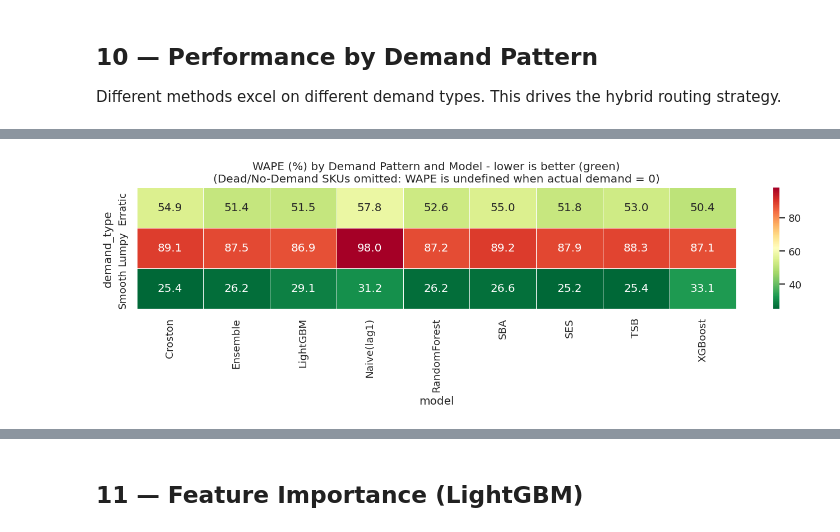
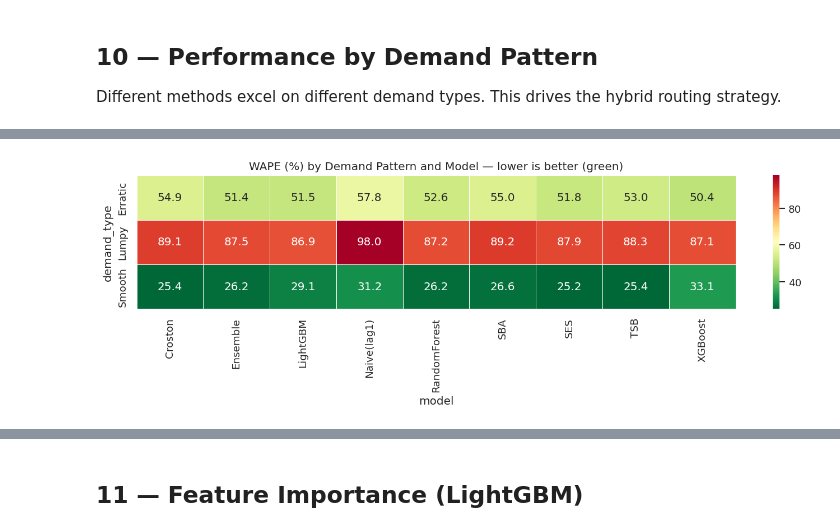
Before and after one commit to Maestro12345-hoax/gic, a Jupyter notebook: improved/final_v2.ipynb, the cells around one changed output, grey strips where cells are left out. Drawn from its saved outputs; the diff is of its cells as text; code cells hidden in the pictures.

```diff
--- a/improved/final_v2.ipynb
+++ b/improved/final_v2.ipynb
@@ -201,7 +201,6 @@ mean_dem = demand.mean(axis=1)
 std_dem = demand.std(axis=1)
 nz_mask = mean_dem > 0
 cv = np.where(nz_mask, std_dem / np.where(nz_mask, mean_dem, 1.0), 0.0)
-nonzero_counts = (demand > 0).sum(axis=1)   # how many of the 37 months had demand
 
 def compute_adi(ts):
     nz = np.where(ts > 0)[0]
@@ -210,19 +209,11 @@ def compute_adi(ts):
 adi = np.array([compute_adi(demand[i]) for i in range(len(demand))])
 cv2 = cv ** 2
 
-# Syntetos-Boylan classification for parts that actually move:
 demand_type = np.where(
     adi >= 1.32,
     np.where(cv2 >= 0.49, "Lumpy", "Intermittent"),
     np.where(cv2 >= 0.49, "Erratic", "Smooth"),
 )
-
-# IMPORTANT: a part with ZERO demand across all 37 months is NOT "intermittent"
-# in any useful sense - it is dead / obsolete. The raw SB formula mislabels these
-# as "Intermittent" (an all-zero series gets ADI=37 -> rare, and CV2=0 -> consistent).
-# We label them explicitly as "Dead/No-Demand" so they do not pollute the
-# Intermittent bucket and so the per-pattern table is honest.
-demand_type = np.where(nonzero_counts == 0, "Dead/No-Demand", demand_type)
 
 meta["zero_rate"] = zero_rate
 meta["mean_demand"] = mean_dem
@@ -232,9 +223,6 @@ meta["demand_type"] = demand_type
 
 print("Demand pattern counts:")
 print(pd.Series(demand_type).value_counts())
-print(f"\n{(nonzero_counts == 0).sum():,} SKUs are Dead/No-Demand (zero demand in all 37 months)")
-print(f"{(demand_type == 'Lumpy').mean():.1%} of SKUs are Lumpy (hardest ACTIVE pattern to forecast)")
-print("\nNote: no ACTIVE SKU falls in the SB 'Intermittent' quadrant here - active")
-print("intermittent parts have variable order sizes (CV2 >= 0.49), so they land in 'Lumpy'.")
+print(f"\n{(demand_type == 'Lumpy').mean():.1%} of SKUs are Lumpy (hardest to forecast)")
 # %% [output]
 Demand pattern counts:
@@ -644,23 +628,7 @@ for patt in sorted(meta["demand_type"].unique()):
         pattern_results.append(m)
 
 patt_df = pd.DataFrame(pattern_results)
-
-# Coverage table - shows EVERY category so nothing is silently hidden.
-# (WAPE = sum|err| / sum(actual) is undefined when a group has 0 demand in the
-#  test window, which is why such a row would otherwise vanish from the pivot.)
-coverage = []
-for patt in sorted(meta["demand_type"].unique()):
-    mask = (meta["demand_type"] == patt).values
-    tot = float(actual_test[mask].sum())
-    coverage.append({"demand_type": patt, "n_SKU": int(mask.sum()),
-                     "test_window_demand": round(tot, 1),
-                     "WAPE_defined": "Yes" if tot > 0 else "No (0 demand)"})
-print("Category coverage (explains why a row may have no WAPE):")
-display(pd.DataFrame(coverage))
-
-# dropna=False keeps all rows visible even when WAPE is undefined (NaN).
-pivot_wape = patt_df.pivot_table(index="demand_type", columns="model",
-                                 values="WAPE", dropna=False)
-print("\nWAPE by Demand Pattern x Model (NaN = no actual demand in test window):")
+pivot_wape = patt_df.pivot_table(index="demand_type", columns="model", values="WAPE")
+print("WAPE by Demand Pattern x Model:")
 display(pivot_wape.round(1))
 # %% [output]
@@ -680,13 +641,10 @@ WAPE by Demand Pattern x Model (NaN = no actual demand in test window):
 # %%
-# Plot only the patterns that have a defined WAPE (drop the all-NaN Dead row)
-plot_df = pivot_wape.dropna(how="all")
 fig, ax = plt.subplots(figsize=(12, 4))
-sns.heatmap(plot_df.round(1), annot=True, fmt=".1f", cmap="RdYlGn_r", ax=ax, linewidths=0.5)
-ax.set_title("WAPE (%) by Demand Pattern and Model - lower is better (green)\n"
-             "(Dead/No-Demand SKUs omitted: WAPE is undefined when actual demand = 0)")
+sns.heatmap(pivot_wape.round(1), annot=True, fmt=".1f", cmap="RdYlGn_r", ax=ax, linewidths=0.5)
+ax.set_title("WAPE (%) by Demand Pattern and Model — lower is better (green)")
 plt.tight_layout(); plt.show()
 # %% [output]
-[figure, old version]
+[figure, new version]
 # %%
 # Best model per demand pattern (hybrid routing)
 routing = {}
```
Also changed, not shown: parts of 35 cells of this notebook.
